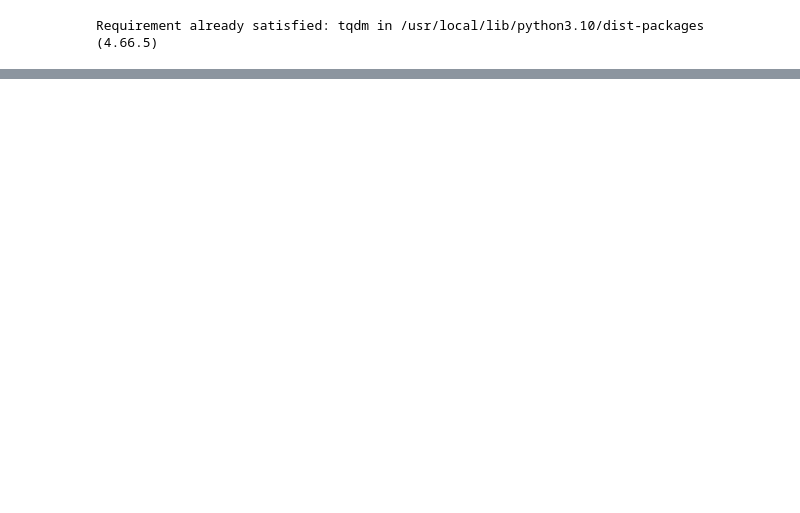
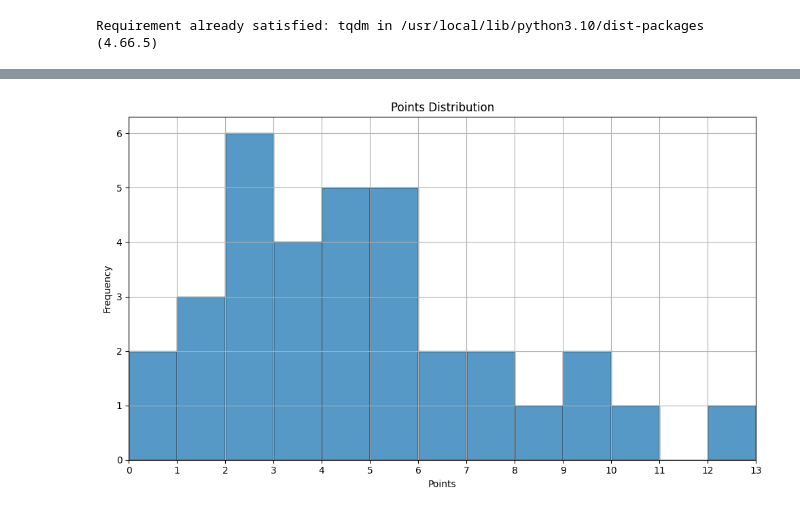
Before and after one commit to simulate111/Data-Science_2024, a Jupyter notebook: Mini Project 1 – What should I cook tonight.ipynb, the cells around one changed output, grey strips where cells are left out. Saved outputs shown, nothing was run; the diff lists cells and outputs as text; code cells hidden in the pictures; blank space fills up the shorter version.

```diff
--- a/Mini Project 1 – What should I cook tonight.ipynb
+++ b/Mini Project 1 – What should I cook tonight.ipynb
@@ -110,0 +175,27 @@ Total recipes collected: 17
+# %%
+# Ensure 'Points' column is numeric
+df['Points'] = pd.to_numeric(df['Points'], errors='coerce')
+
+# Define the maximum limit for the data
+max_limit_points = df['Points'].max() + 1 if not df['Points'].isnull().all() else 10  # Adjust if needed
+bin_size_points = 1
+
+# Calculate bins dynamically
+bins_points = range(0, int(max_limit_points) + bin_size_points, bin_size_points)  # Create bins based on max limit
+
+# Plotting Points Distribution
+plt.figure(figsize=(10, 6))
+sns.histplot(df['Points'], bins=bins_points, kde=False)  # Set kde=False to show just the histogram
+plt.title('Points Distribution')
+plt.xlabel('Points')
+plt.ylabel('Frequency')
+
+# Set x-ticks to show the bin values as labels
+plt.xticks(bins_points)  # Show the bin values as labels
+plt.xlim(0, int(max_limit_points))  # Adjust the x-axis limits to match your bin range
+
+plt.grid()
+plt.tight_layout()  # Ensure everything fits well
+plt.show()
+# %% [output]
+[figure, added]
```
Also changed, not shown: parts of 5 cells of this notebook.
